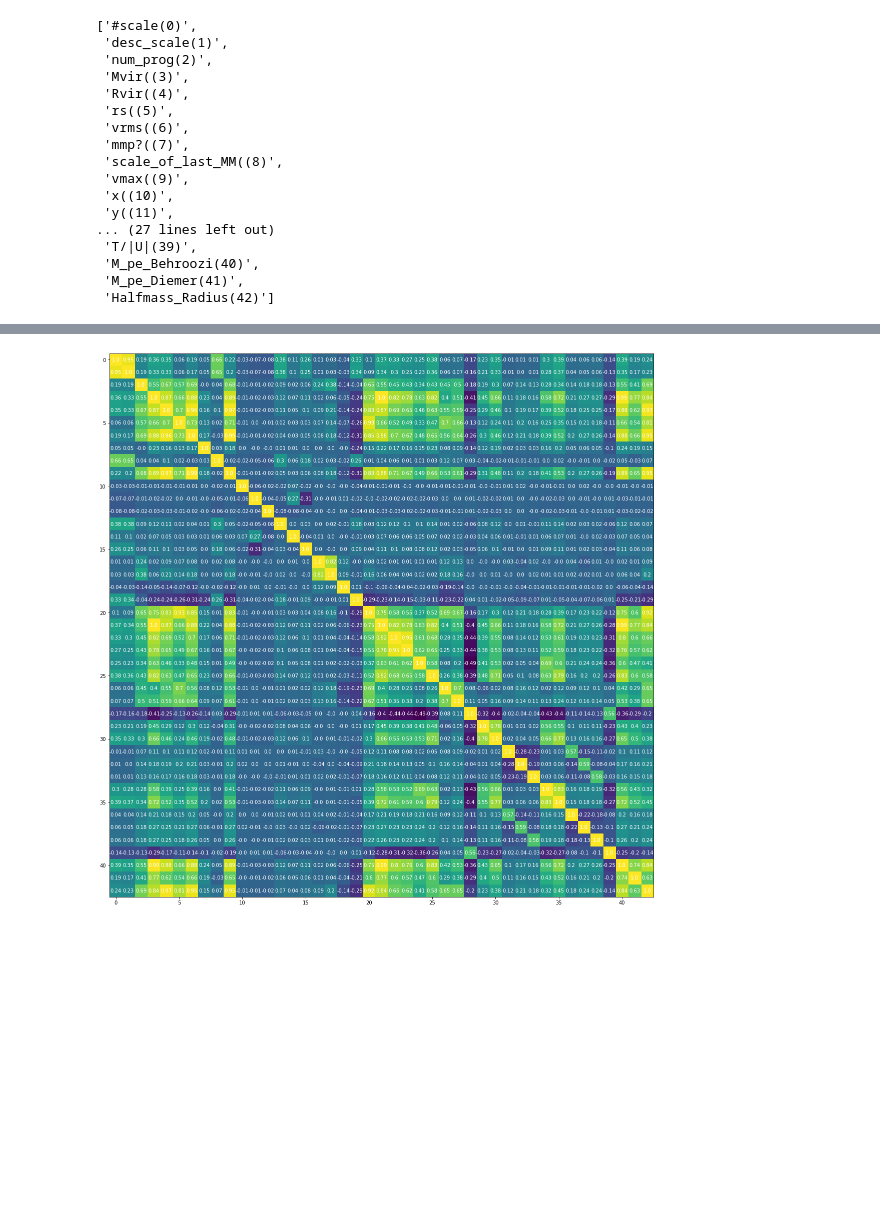
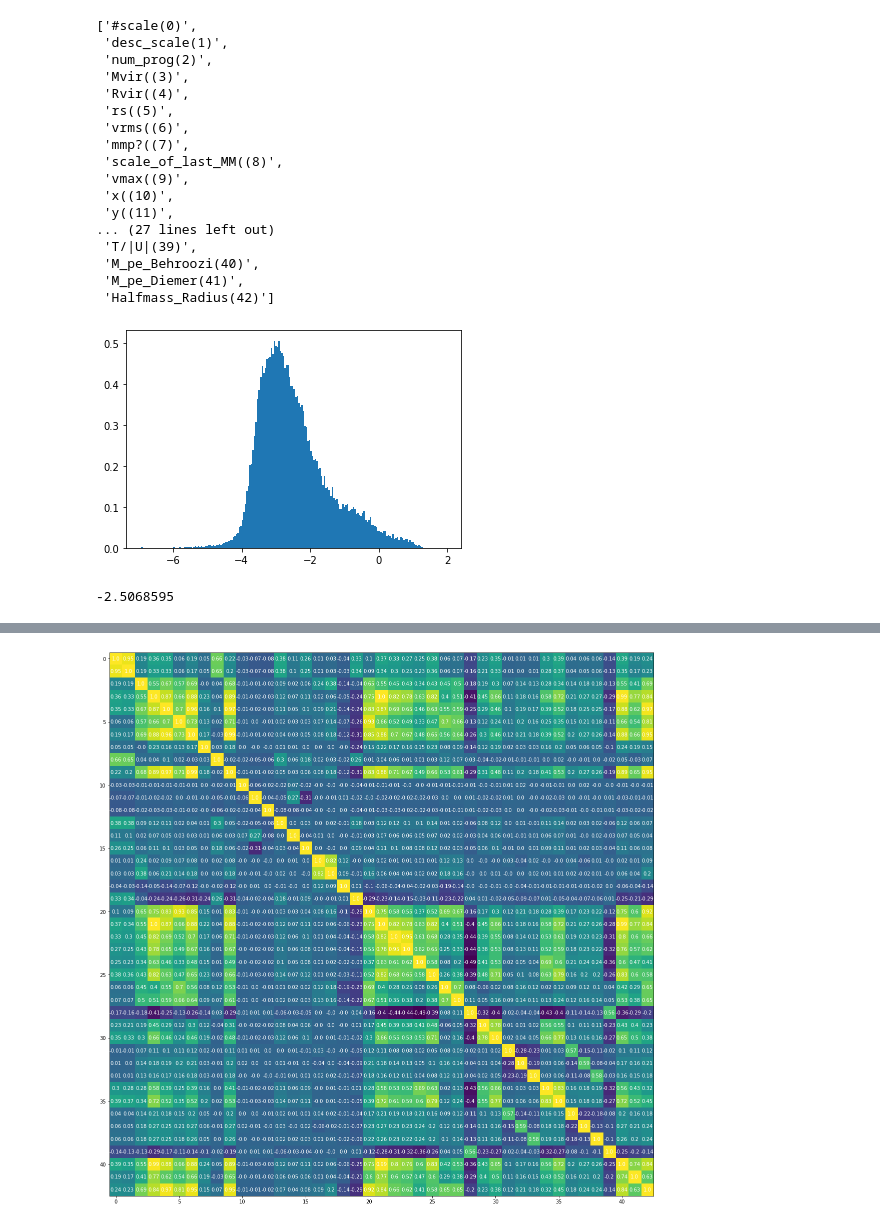
Before and after one commit to astrockragh/Mangrove, a Jupyter notebook: data_selection/investigate_cols_targets.ipynb, the cells around one changed output, grey strips where cells are left out. Drawn from its saved outputs; the diff is of its cells as text; code cells hidden in the pictures; blank space fills up the shorter version.

```diff
--- a/data_selection/investigate_cols_targets.ipynb
+++ b/data_selection/investigate_cols_targets.ipynb
@@ -99,3 +99,16 @@ xf=np.vstack(xf)
 ys=np.vstack(ys)
 ls=np.array(ls)
 split=np.cumsum(ls)
+# %%
+sfr=ys[:,3].T
+mask=sfr>=0
+lin=10**sfr.flatten()[mask]-1
+mask1=lin!=0.0
+# %%
+plt.hist(np.log10(lin[mask1]), bins=200, density=1);
+# %% [output]
+[figure, added]
+# %%
+np.mean(np.hstack([np.log10(lin[mask1]), sfr[~mask]]))
+# %% [output]
+-2.5068595
```
Also changed, not shown: parts of 10 cells of this notebook, 20 other files.
